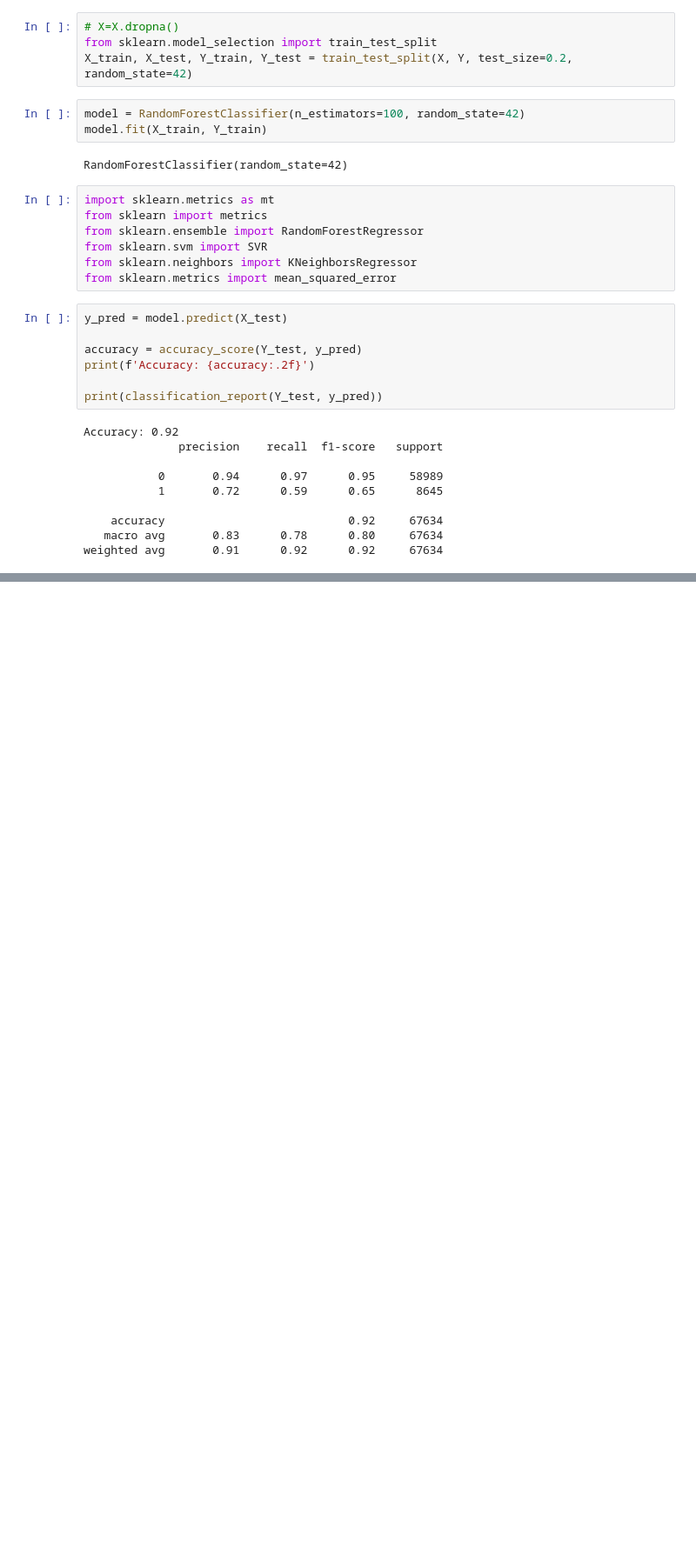
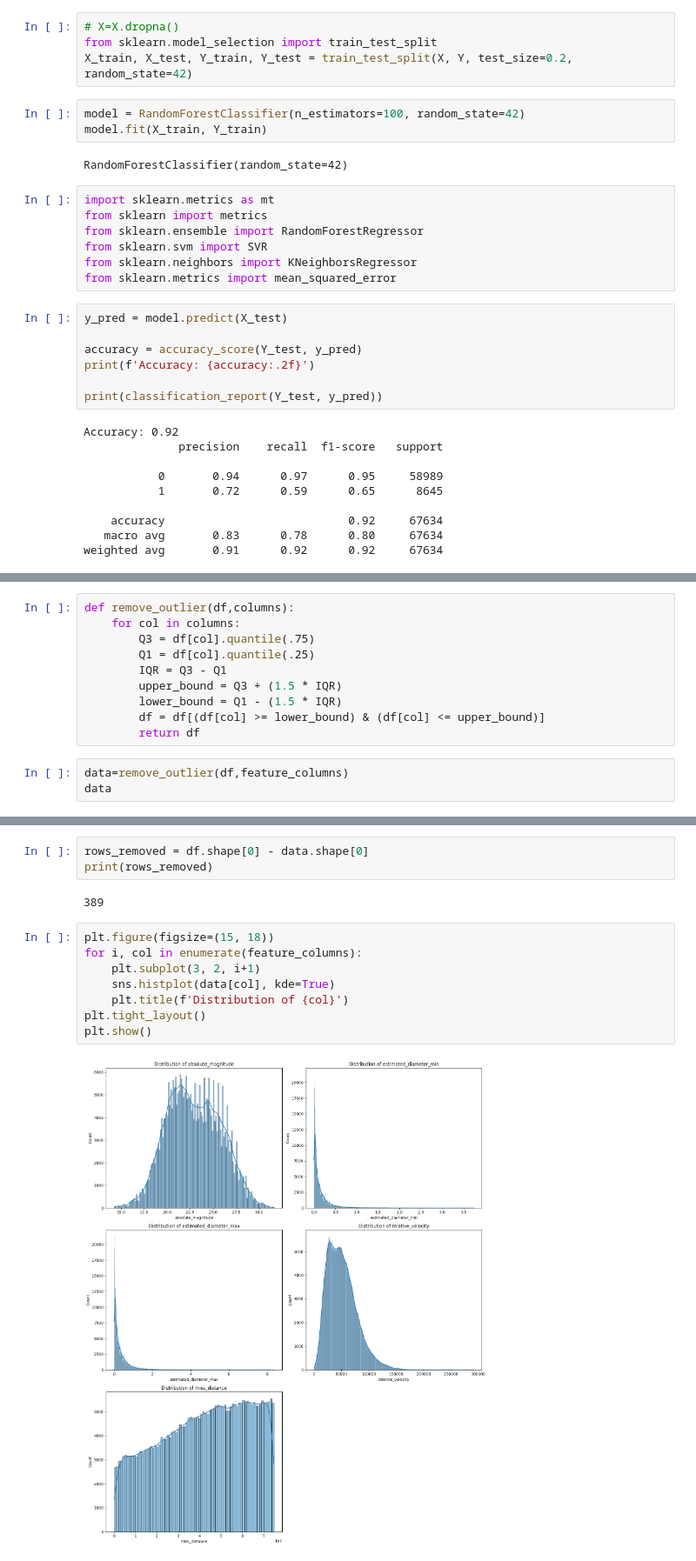
Before and after one commit to adityajha2005/SpaceObjectHazarddPrediction, a Jupyter notebook: Model/neo-hazards.ipynb, the cells around one changed output, grey strips where cells are left out. Shown at 87% size. Cells and saved outputs as stored; diff of their text form; blank space fills up the shorter version.

```diff
--- a/Model/neo-hazards.ipynb
+++ b/Model/neo-hazards.ipynb
@@ -218,0 +224,13 @@ weighted avg       0.91      0.92      0.92     67634
+# %%
+def remove_outlier(df,columns):
+    for col in columns:
+        Q3 = df[col].quantile(.75)
+        Q1 = df[col].quantile(.25)
+        IQR = Q3 - Q1
+        upper_bound = Q3 + (1.5 * IQR)
+        lower_bound = Q1 - (1.5 * IQR)
+        df = df[(df[col] >= lower_bound) & (df[col] <= upper_bound)]
+        return df
+# %%
+data=remove_outlier(df,feature_columns)
+data
@@ -218,0 +251,15 @@ weighted avg       0.91      0.92      0.92     67634
+# %%
+rows_removed = df.shape[0] - data.shape[0]
+print(rows_removed)
+# %% [output]
+389
+# %%
+plt.figure(figsize=(15, 18))
+for i, col in enumerate(feature_columns):
+    plt.subplot(3, 2, i+1)
+    sns.histplot(data[col], kde=True)
+    plt.title(f'Distribution of {col}')
+plt.tight_layout()
+plt.show()
+# %% [output]
+[figure, added]
```
Also changed, not shown: parts of 7 cells of this notebook.
